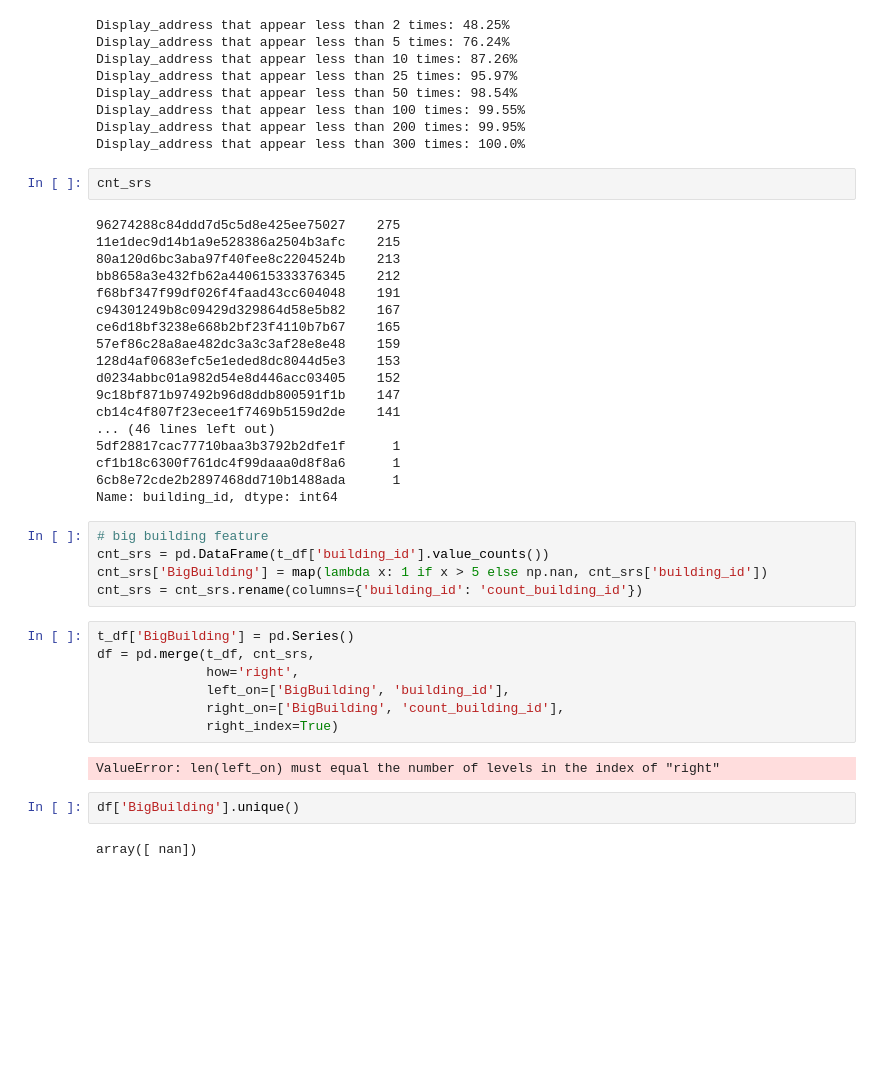
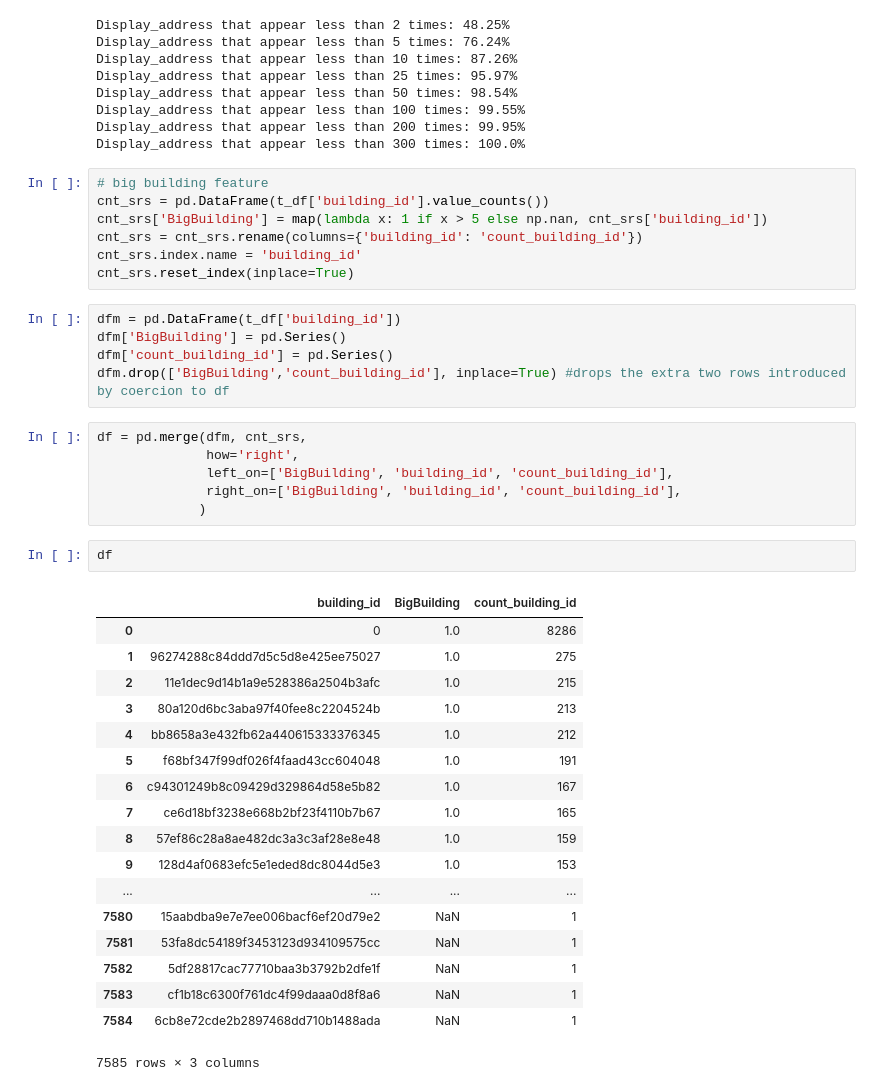
Before and after one commit to thunter009/Neuromancers-Kaggle, a Jupyter notebook: EDA.ipynb, the cells around one changed output. Saved outputs shown, nothing was run; the diff lists cells and outputs as text; blank space fills up the shorter version.

```diff
--- a/EDA.ipynb
+++ b/EDA.ipynb
@@ -445,41 +445,42 @@ Display_address that appear less than 50 times: 98.54%
 Display_address that appear less than 100 times: 99.55%
 Display_address that appear less than 200 times: 99.95%
 Display_address that appear less than 300 times: 100.0%
-# %%
-cnt_srs
-# %% [output]
-96274288c84ddd7d5c5d8e425ee75027    275
-11e1dec9d14b1a9e528386a2504b3afc    215
-80a120d6bc3aba97f40fee8c2204524b    213
-bb8658a3e432fb62a440615333376345    212
-f68bf347f99df026f4faad43cc604048    191
-c94301249b8c09429d329864d58e5b82    167
-ce6d18bf3238e668b2bf23f4110b7b67    165
-57ef86c28a8ae482dc3a3c3af28e8e48    159
-128d4af0683efc5e1eded8dc8044d5e3    153
-d0234abbc01a982d54e8d446acc03405    152
-9c18bf871b97492b96d8ddb800591f1b    147
-cb14c4f807f23ecee1f7469b5159d2de    141
-... (46 lines left out)
-5df28817cac77710baa3b3792b2dfe1f      1
-cf1b18c6300f761dc4f99daaa0d8f8a6      1
-6cb8e72cde2b2897468dd710b1488ada      1
-Name: building_id, dtype: int64
 # %%
 # big building feature
 cnt_srs = pd.DataFrame(t_df['building_id'].value_counts())
 cnt_srs['BigBuilding'] = map(lambda x: 1 if x > 5 else np.nan, cnt_srs['building_id'])
 cnt_srs = cnt_srs.rename(columns={'building_id': 'count_building_id'})
+cnt_srs.index.name = 'building_id'
+cnt_srs.reset_index(inplace=True)
+# %%
+dfm = pd.DataFrame(t_df['building_id'])
+dfm['BigBuilding'] = pd.Series()
+dfm['count_building_id'] = pd.Series()
+dfm.drop(['BigBuilding','count_building_id'], inplace=True) #drops the extra two rows introduced by coercion to df
 # %%
-t_df['BigBuilding'] = pd.Series()
-df = pd.merge(t_df, cnt_srs,
+df = pd.merge(dfm, cnt_srs,
               how='right',
-              left_on=['BigBuilding', 'building_id'],
-              right_on=['BigBuilding', 'count_building_id'],
-              right_index=True)
+              left_on=['BigBuilding', 'building_id', 'count_building_id'],
+              right_on=['BigBuilding', 'building_id', 'count_building_id'],
+             )
-# %% [output]
-ValueError: len(left_on) must equal the number of levels in the index of "right"
 # %%
-df['BigBuilding'].unique()
+df
 # %% [output]
+|  | building_id | BigBuilding | count_building_id |
+| 0 | 0 | 1.0 | 8286 |
+| 1 | 96274288c84ddd7d5c5d8e425ee75027 | 1.0 | 275 |
+| 2 | 11e1dec9d14b1a9e528386a2504b3afc | 1.0 | 215 |
+| 3 | 80a120d6bc3aba97f40fee8c2204524b | 1.0 | 213 |
+| 4 | bb8658a3e432fb62a440615333376345 | 1.0 | 212 |
+| 5 | f68bf347f99df026f4faad43cc604048 | 1.0 | 191 |
+| 6 | c94301249b8c09429d329864d58e5b82 | 1.0 | 167 |
+| 7 | ce6d18bf3238e668b2bf23f4110b7b67 | 1.0 | 165 |
+| 8 | 57ef86c28a8ae482dc3a3c3af28e8e48 | 1.0 | 159 |
+| 9 | 128d4af0683efc5e1eded8dc8044d5e3 | 1.0 | 153 |
+| ... | ... | ... | ... |
+| 7580 | 15aabdba9e7e7ee006bacf6ef20d79e2 | NaN | 1 |
+| 7581 | 53fa8dc54189f3453123d934109575cc | NaN | 1 |
+| 7582 | 5df28817cac77710baa3b3792b2dfe1f | NaN | 1 |
+| 7583 | cf1b18c6300f761dc4f99daaa0d8f8a6 | NaN | 1 |
+| 7584 | 6cb8e72cde2b2897468dd710b1488ada | NaN | 1 |
-array([ nan])
+7585 rows × 3 columns
```
Also changed, not shown: 3 other files.
